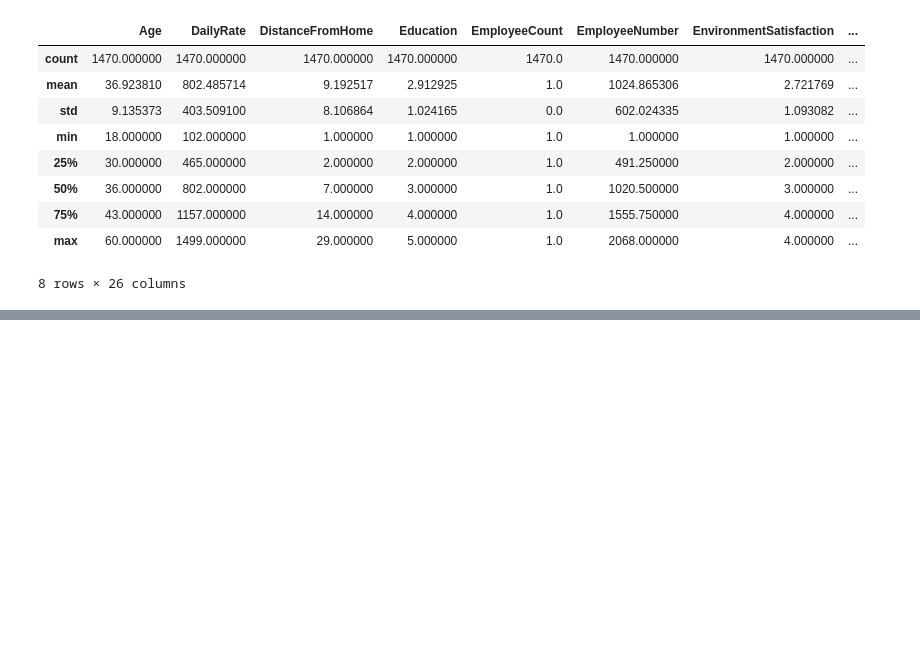
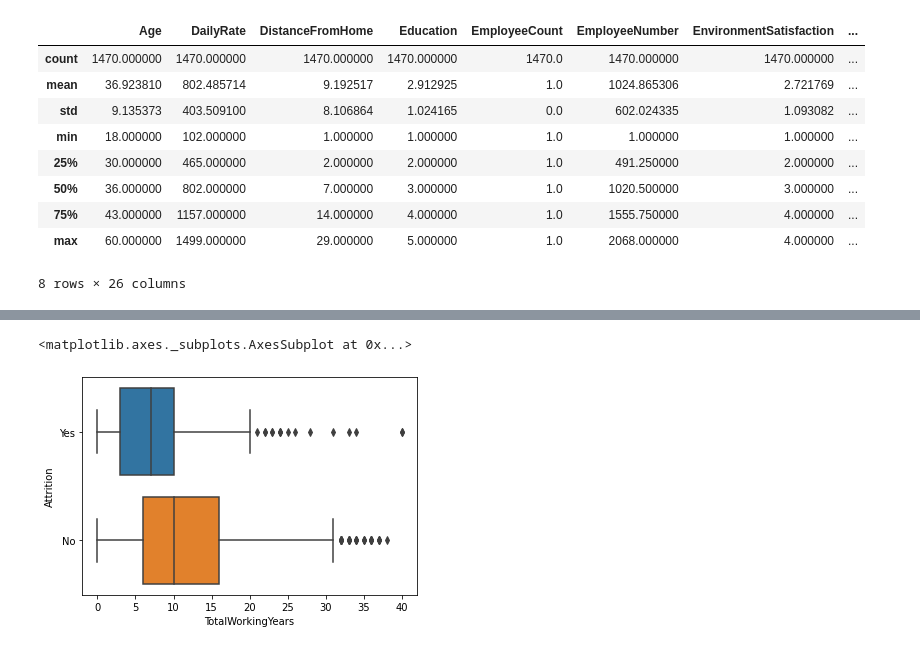
Before and after one commit to agomesdacosta3/H3_Exo_Python, a Jupyter notebook: Data.ipynb, the cells around one changed output, grey strips where cells are left out. Cells and saved outputs as stored; diff of their text form; code cells hidden in the pictures; blank space fills up the shorter version.

```diff
--- a/Data.ipynb
+++ b/Data.ipynb
@@ -253,0 +258,5 @@ df.describe()
+# %%
+sb.boxplot(x = "TotalWorkingYears", y = "Attrition", data=df)
+# %% [output]
+<matplotlib.axes._subplots.AxesSubplot at 0x...>
+[figure, added]
```
Also changed, not shown: parts of 18 cells of this notebook.
